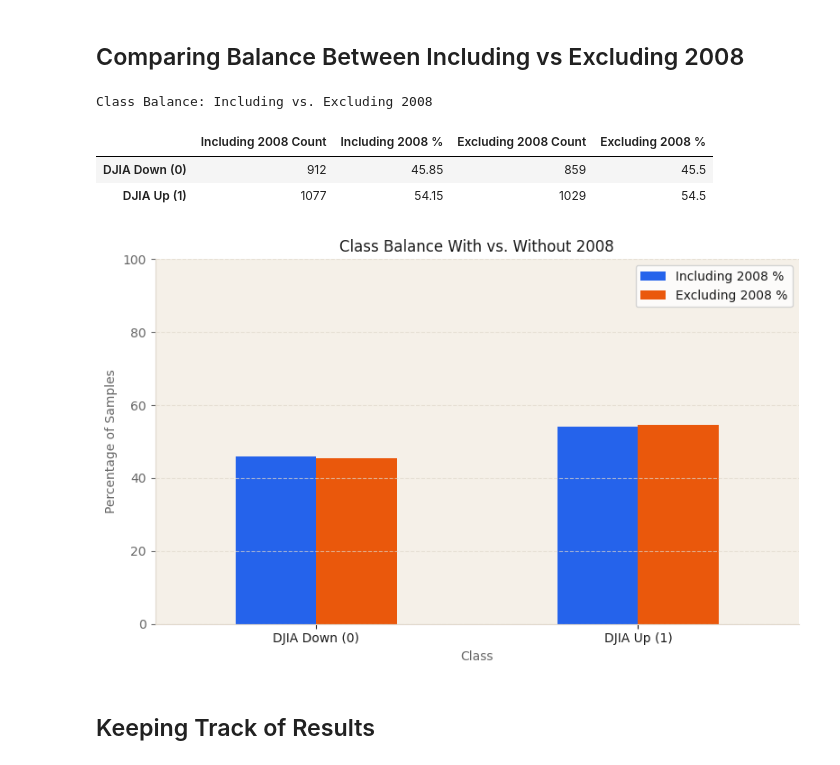
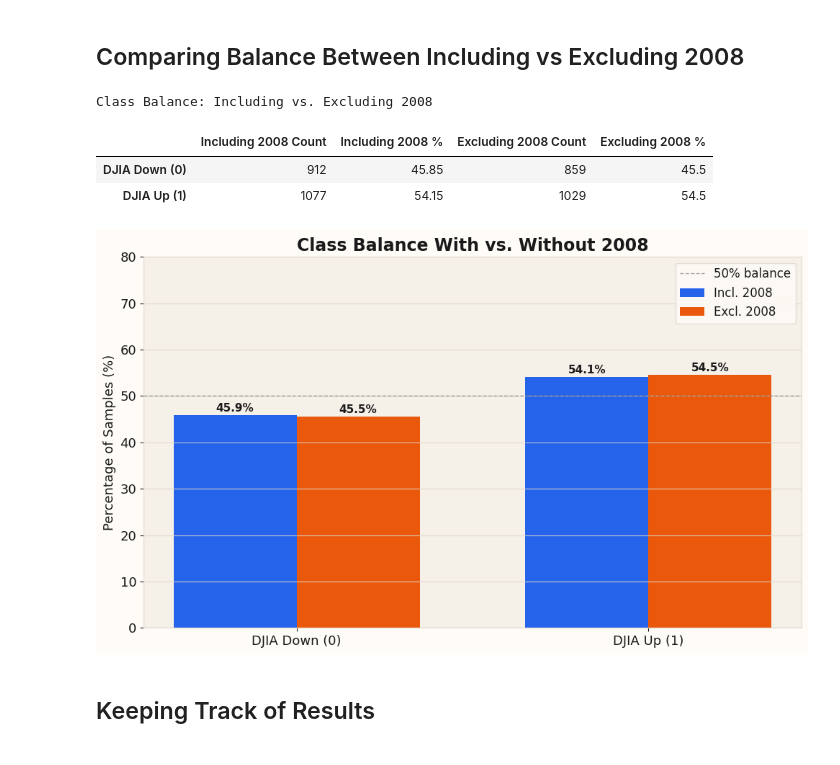
Before and after one commit to wesley-lawson13/headline-sentiment-stock-prediction, a Jupyter notebook: DJIA_NLP_Prediction.ipynb, the cells around one changed output. Cells and saved outputs as stored; diff of their text form; code cells hidden in the pictures.

```diff
--- a/DJIA_NLP_Prediction.ipynb
+++ b/DJIA_NLP_Prediction.ipynb
@@ -193,63 +190,79 @@ YELLOW  = "#ca8a04"   # VADER
 GRID    = "#e0d8cc"   # gridlines
 TEXT    = "#1a1a1a"   # primary text
 SUBTEXT = "#666666"   # secondary text / baselines
+
+def styled_ax(ax):
+    ax.set_facecolor(PANEL)
+    ax.tick_params(colors=TEXT, labelsize=11)
+    for spine in ax.spines.values():
+        spine.set_edgecolor(GRID)
+    ax.xaxis.label.set_color(TEXT)
+    ax.yaxis.label.set_color(TEXT)
+    ax.title.set_color(TEXT)
 # %% [markdown]
 ## Comparing Balance Between Including vs Excluding 2008
 # %%
-# Class Balance: Including vs. Excluding 2008
+# ── Class Balance: Including vs. Excluding 2008 ───────────────────────────────
 combined['Date'] = pd.to_datetime(combined['Date'])
 
-# Full dataset including 2008
+# compute class counts and percentages for both datasets
 including_2008_counts = combined['Label'].value_counts().sort_index()
 including_2008_percents = combined['Label'].value_counts(normalize=True).sort_index() * 100
 
-# Dataset excluding 2008
 combined_no_2008 = combined[combined['Date'].dt.year != 2008].copy()
 excluding_2008_counts = combined_no_2008['Label'].value_counts().sort_index()
 excluding_2008_percents = combined_no_2008['Label'].value_counts(normalize=True).sort_index() * 100
 
-# Put into clean table
 class_balance = pd.DataFrame({
     "Including 2008 Count": including_2008_counts,
-    "Including 2008 %": including_2008_percents.round(2),
+    "Including 2008 %":     including_2008_percents.round(2),
     "Excluding 2008 Count": excluding_2008_counts,
-    "Excluding 2008 %": excluding_2008_percents.round(2)
+    "Excluding 2008 %":     excluding_2008_percents.round(2)
 })
-
 class_balance.index = ["DJIA Down (0)", "DJIA Up (1)"]
-
 print("Class Balance: Including vs. Excluding 2008")
 display(class_balance)
 
+# Plot
+fig, ax = plt.subplots(figsize=(10, 6), facecolor=BG)
+styled_ax(ax)
 
-plot_df = class_balance[["Including 2008 %", "Excluding 2008 %"]]
+x      = np.arange(2)
+width  = 0.35
+labels = ["DJIA Down (0)", "DJIA Up (1)"]
 
-fig, ax = plt.subplots(figsize=(8, 5))
-plot_df.plot(kind="bar", ax=ax, color=[BLUE, ORANGE]) # Apply custom colors
+bars_incl = ax.bar(x - width/2, including_2008_percents.values, width,
+                   color=BLUE, edgecolor="none", label="Incl. 2008")
+bars_excl = ax.bar(x + width/2, excluding_2008_percents.values, width,
+                   color=ORANGE, edgecolor="none", label="Excl. 2008")
 
-plt.title("Class Balance With vs. Without 2008", color=TEXT)
-plt.ylabel("Percentage of Samples", color=SUBTEXT)
-plt.xlabel("Class", color=SUBTEXT)
-plt.xticks(rotation=0, color=TEXT)
-plt.yticks(color=SUBTEXT)
-plt.ylim(0, 100)
-plt.legend(title="", frameon=True, loc='upper right', labelcolor=TEXT) # Changed loc and frameon
-ax.set_facecolor(PANEL)
-ax.tick_params(axis='x', colors=TEXT)
-ax.tick_params(axis='y', colors=SUBTEXT)
-ax.spines['top'].set_visible(False)
-ax.spines['right'].set_visible(False)
-ax.spines['left'].set_color(GRID)
-ax.spines['bottom'].set_color(GRID)
-ax.yaxis.grid(True, linestyle='--', color=GRID, alpha=0.7)
+# annotate each bar with its percentage value
+for bars in [bars_incl, bars_excl]:
+    for bar in bars:
+        val = bar.get_height()
+        ax.text(bar.get_x() + bar.get_width() / 2, val + 0.8,
+                f"{val:.1f}%", ha="center", color=TEXT, fontsize=11, fontweight="bold")
+
+ax.set_xticks(x)
+ax.set_xticklabels(labels, fontsize=13)
+ax.tick_params(axis='both', labelsize=13)
+ax.set_ylabel("Percentage of Samples (%)", fontsize=13)
+ax.set_ylim(0, 80)
+ax.set_title("Class Balance With vs. Without 2008", fontsize=17, fontweight="bold", color=TEXT)
+ax.axhline(50, color=SUBTEXT, linestyle="--", linewidth=1, alpha=0.6, label="50% balance")
+ax.grid(axis="y", color=GRID, linewidth=0.8, alpha=0.9)
+ax.grid(axis="x", visible=False)
+ax.legend(facecolor=BG, edgecolor=GRID, labelcolor=TEXT, fontsize=12)
+
 plt.tight_layout()
+plt.savefig("fig_class_balance.png", dpi=150, bbox_inches="tight", facecolor=BG)
 plt.show()
 # %% [output]
 Class Balance: Including vs. Excluding 2008
 |  | Including 2008 Count | Including 2008 % | Excluding 2008 Count | Excluding 2008 % |
 | DJIA Down (0) | 912 | 45.85 | 859 | 45.5 |
 | DJIA Up (1) | 1077 | 54.15 | 1029 | 54.5 |
-[figure, old version]
+[figure, new version]
 # %% [markdown]
 ## Keeping Track of Results
 # %%
```
Also changed, not shown: parts of 1 cell of this notebook, 1 other file.
